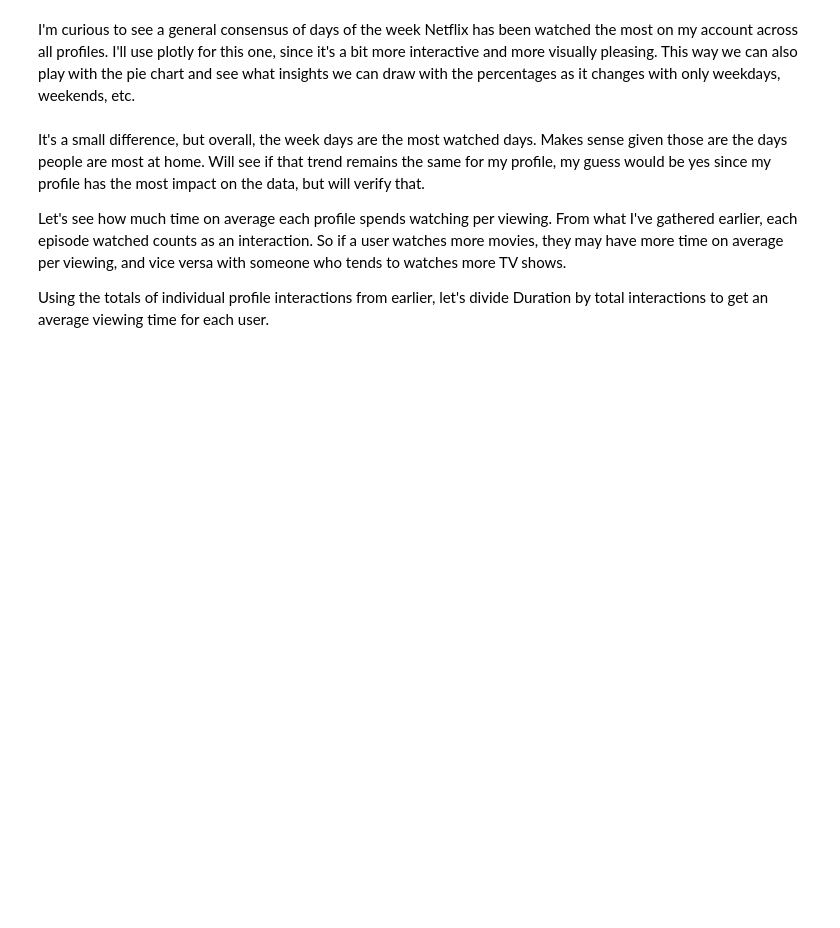
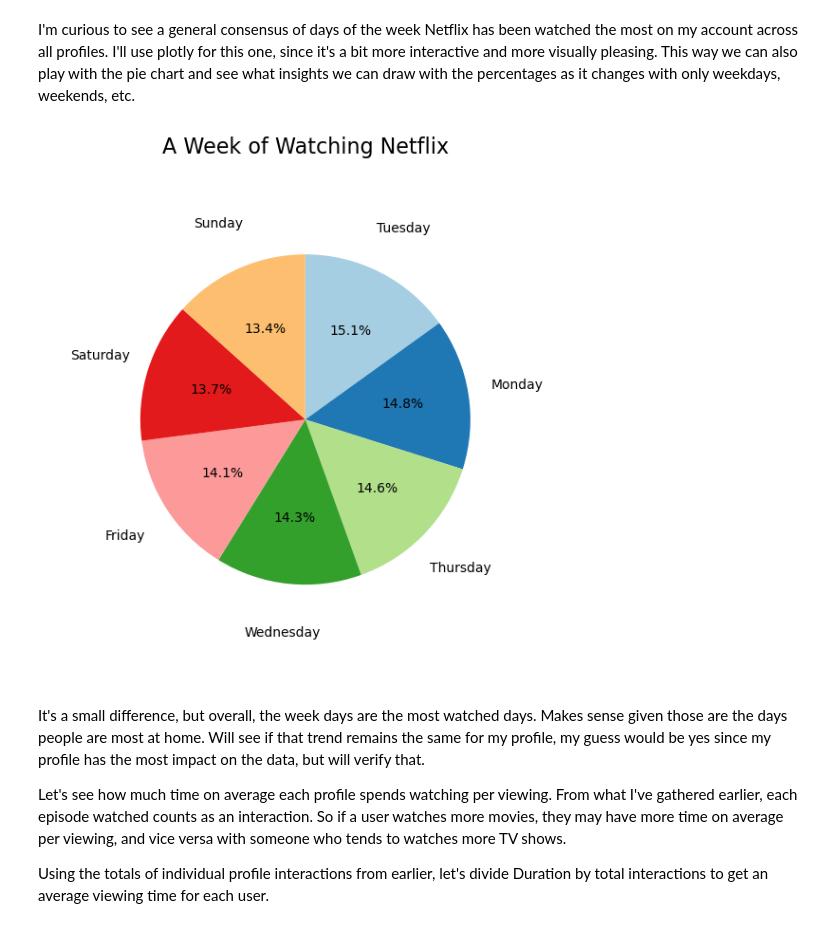
Before and after one commit to jon-vargas/python-projects, a Jupyter notebook: netflix_analysis.ipynb, the cells around one changed output. Cells and saved outputs as stored; diff of their text form; code cells hidden in the pictures; blank space fills up the shorter version.

Commit message:
Update netflix_analysis.ipynb
Updated Plotly pie chart to Matplotlib

```diff
--- a/netflix_analysis.ipynb
+++ b/netflix_analysis.ipynb
@@ -296,3 +288,34 @@ pie_chart.update_layout(title_x=0.5,width=600,height=400)
+# %%
+# A pie chart that shows the days of the week that Netflix was watched across all profiles
+weekday_counts = df['Weekday'].value_counts()
+
+# Create a pie chart with Matplotlib
+fig, ax = plt.subplots(figsize=(6, 6))
+
+pie = ax.pie(weekday_counts, labels=weekday_counts.index, autopct='%1.1f%%',
+             colors=plt.cm.Paired(range(len(weekday_counts))),  # Use a colormap for colors
+             # wedgeprops=dict(width=0.8), # Hole size (chose not to have a hole, think it looks better without)
+             labeldistance=1.3, # Adjust labels to appear on outside of pie
+             radius=0.8, # Adjust size of the pie itself
+             textprops=dict(color="black", ha='center', va='center', fontsize=10),  # Text color and alignment
+             counterclock=False, # Change order of wedges
+             startangle=90  # Start angle for the first wedge (optional)
+             )
+
+# Set the title
+plt.title('A Week of Watching Netflix', fontsize=16)
+
+# Adjust layout
+plt.tight_layout()
+
+# Ensure labels are centered in each wedge
+for text in pie[1]:
+    text.set_horizontalalignment('center')
+
+# Show the plot
+plt.show()
+# %% [output]
+[figure, added]
 # %% [markdown]
 <p> It's a small difference, but overall, the week days are the most watched days. Makes sense given those are the days people are most at home. Will see if that trend remains the same for my profile, my guess would be yes since my profile has the most impact on the data, but will verify that. </p>
 
```
Also changed, not shown: parts of 3 cells of this notebook.
